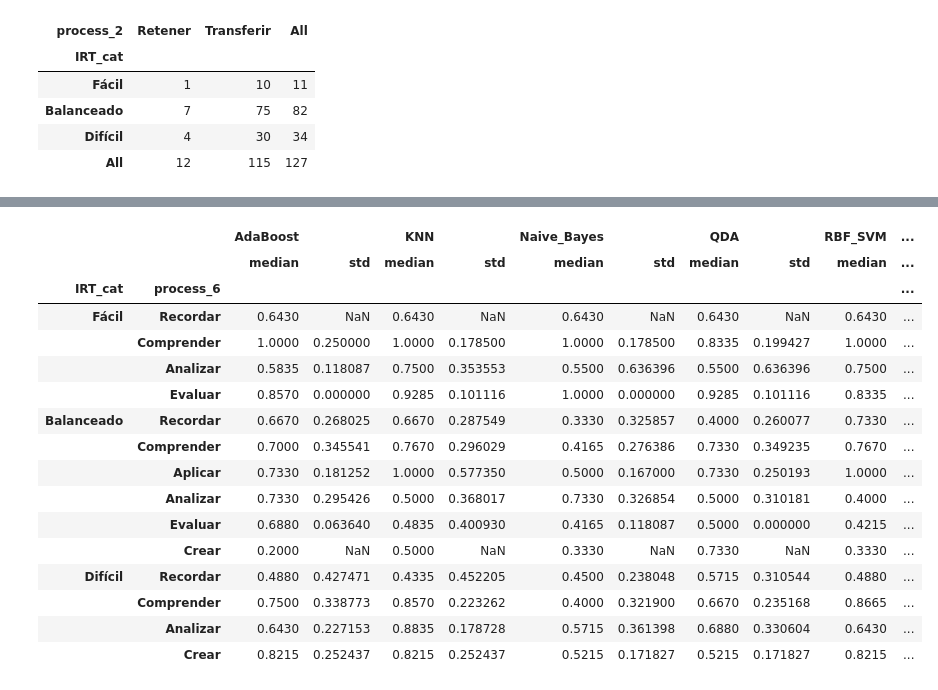
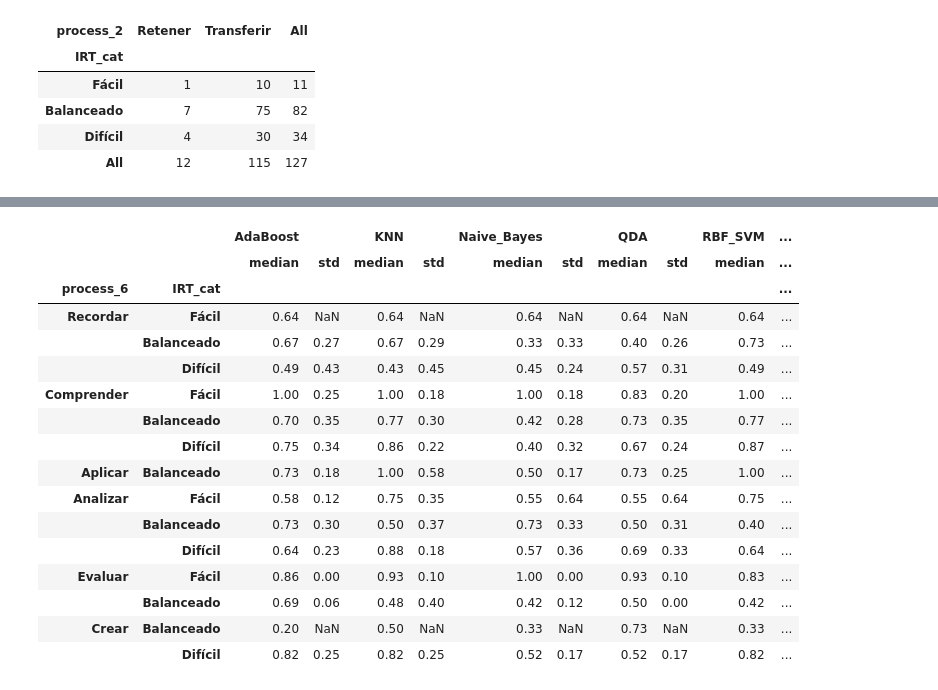
Before and after one commit to Yagwar/ASAG_Test, a Jupyter notebook: analisis_resultados.ipynb, the cells around one changed output, grey strips where cells are left out. Drawn from its saved outputs; the diff is of its cells as text; code cells hidden in the pictures.

```diff
--- a/analisis_resultados.ipynb
+++ b/analisis_resultados.ipynb
@@ -359,6 +356,6 @@ data_6=data_final.loc[~(data_final.process_6=="undefined"),:]
 data_final.process_6=pd.Categorical(data_final.process_6, categories=["undefined","Recordar","Comprender","Aplicar","Analizar","Evaluar","Crear"], ordered=True)
 data_final.process_2=pd.Categorical(data_final.process_2, categories=["undefined","Retener","Transferir"], ordered=True)
 
-data_2.process_6=pd.Categorical(data_final.process_6, categories=["Recordar","Comprender","Aplicar","Analizar","Evaluar","Crear"], ordered=True)
-data_6.process_2=pd.Categorical(data_final.process_2, categories=["Retener","Transferir"], ordered=True)
+data_6.process_6=pd.Categorical(data_6.process_6, categories=["Recordar","Comprender","Aplicar","Analizar","Evaluar","Crear"], ordered=True)
+data_2.process_2=pd.Categorical(data_2.process_2, categories=["Retener","Transferir"], ordered=True)
 # %% [output]
@@ -432,30 +437,30 @@ dat_2_freqs
 # %%
 desc_table_6=pd.pivot_table(data_6,
                             values=["KNN","RBF_SVM","Rand_Forest","AdaBoost","Naive_Bayes","QDA"],
-                            index=["IRT_cat","process_6"],
+                            index=["process_6","IRT_cat"],
                             aggfunc={"AdaBoost":desc_funcs,
                                      "KNN":desc_funcs,
                                      "Naive_Bayes":desc_funcs,
                                      "QDA":desc_funcs,
                                      "RBF_SVM":desc_funcs,
                                      "Rand_Forest":desc_funcs,
                                      "AdaBoost":desc_funcs})
-desc_table_6
+round(desc_table_6,2)
 # %% [output]
 |  |  | AdaBoost |  | KNN |  | Naive_Bayes |  | QDA |  | RBF_SVM | ... |
 |  |  | median | std | median | std | median | std | median | std | median | ... |
-| IRT_cat | process_6 |  |  |  |  |  |  |  |  |  | ... |
-| Fácil | Recordar | 0.6430 | NaN | 0.6430 | NaN | 0.6430 | NaN | 0.6430 | NaN | 0.6430 | ... |
-|  | Comprender | 1.0000 | 0.250000 | 1.0000 | 0.178500 | 1.0000 | 0.178500 | 0.8335 | 0.199427 | 1.0000 | ... |
-|  | Analizar | 0.5835 | 0.118087 | 0.7500 | 0.353553 | 0.5500 | 0.636396 | 0.5500 | 0.636396 | 0.7500 | ... |
-|  | Evaluar | 0.8570 | 0.000000 | 0.9285 | 0.101116 | 1.0000 | 0.000000 | 0.9285 | 0.101116 | 0.8335 | ... |
-| Balanceado | Recordar | 0.6670 | 0.268025 | 0.6670 | 0.287549 | 0.3330 | 0.325857 | 0.4000 | 0.260077 | 0.7330 | ... |
-|  | Comprender | 0.7000 | 0.345541 | 0.7670 | 0.296029 | 0.4165 | 0.276386 | 0.7330 | 0.349235 | 0.7670 | ... |
-|  | Aplicar | 0.7330 | 0.181252 | 1.0000 | 0.577350 | 0.5000 | 0.167000 | 0.7330 | 0.250193 | 1.0000 | ... |
-|  | Analizar | 0.7330 | 0.295426 | 0.5000 | 0.368017 | 0.7330 | 0.326854 | 0.5000 | 0.310181 | 0.4000 | ... |
-|  | Evaluar | 0.6880 | 0.063640 | 0.4835 | 0.400930 | 0.4165 | 0.118087 | 0.5000 | 0.000000 | 0.4215 | ... |
-|  | Crear | 0.2000 | NaN | 0.5000 | NaN | 0.3330 | NaN | 0.7330 | NaN | 0.3330 | ... |
-| Difícil | Recordar | 0.4880 | 0.427471 | 0.4335 | 0.452205 | 0.4500 | 0.238048 | 0.5715 | 0.310544 | 0.4880 | ... |
-|  | Comprender | 0.7500 | 0.338773 | 0.8570 | 0.223262 | 0.4000 | 0.321900 | 0.6670 | 0.235168 | 0.8665 | ... |
-|  | Analizar | 0.6430 | 0.227153 | 0.8835 | 0.178728 | 0.5715 | 0.361398 | 0.6880 | 0.330604 | 0.6430 | ... |
-|  | Crear | 0.8215 | 0.252437 | 0.8215 | 0.252437 | 0.5215 | 0.171827 | 0.5215 | 0.171827 | 0.8215 | ... |
+| process_6 | IRT_cat |  |  |  |  |  |  |  |  |  | ... |
+| Recordar | Fácil | 0.64 | NaN | 0.64 | NaN | 0.64 | NaN | 0.64 | NaN | 0.64 | ... |
+|  | Balanceado | 0.67 | 0.27 | 0.67 | 0.29 | 0.33 | 0.33 | 0.40 | 0.26 | 0.73 | ... |
+|  | Difícil | 0.49 | 0.43 | 0.43 | 0.45 | 0.45 | 0.24 | 0.57 | 0.31 | 0.49 | ... |
+| Comprender | Fácil | 1.00 | 0.25 | 1.00 | 0.18 | 1.00 | 0.18 | 0.83 | 0.20 | 1.00 | ... |
+|  | Balanceado | 0.70 | 0.35 | 0.77 | 0.30 | 0.42 | 0.28 | 0.73 | 0.35 | 0.77 | ... |
+|  | Difícil | 0.75 | 0.34 | 0.86 | 0.22 | 0.40 | 0.32 | 0.67 | 0.24 | 0.87 | ... |
+| Aplicar | Balanceado | 0.73 | 0.18 | 1.00 | 0.58 | 0.50 | 0.17 | 0.73 | 0.25 | 1.00 | ... |
+| Analizar | Fácil | 0.58 | 0.12 | 0.75 | 0.35 | 0.55 | 0.64 | 0.55 | 0.64 | 0.75 | ... |
+|  | Balanceado | 0.73 | 0.30 | 0.50 | 0.37 | 0.73 | 0.33 | 0.50 | 0.31 | 0.40 | ... |
+|  | Difícil | 0.64 | 0.23 | 0.88 | 0.18 | 0.57 | 0.36 | 0.69 | 0.33 | 0.64 | ... |
+| Evaluar | Fácil | 0.86 | 0.00 | 0.93 | 0.10 | 1.00 | 0.00 | 0.93 | 0.10 | 0.83 | ... |
+|  | Balanceado | 0.69 | 0.06 | 0.48 | 0.40 | 0.42 | 0.12 | 0.50 | 0.00 | 0.42 | ... |
+| Crear | Balanceado | 0.20 | NaN | 0.50 | NaN | 0.33 | NaN | 0.73 | NaN | 0.33 | ... |
+|  | Difícil | 0.82 | 0.25 | 0.82 | 0.25 | 0.52 | 0.17 | 0.52 | 0.17 | 0.82 | ... |
```
Also changed, not shown: parts of 15 cells of this notebook, 1 other file.
